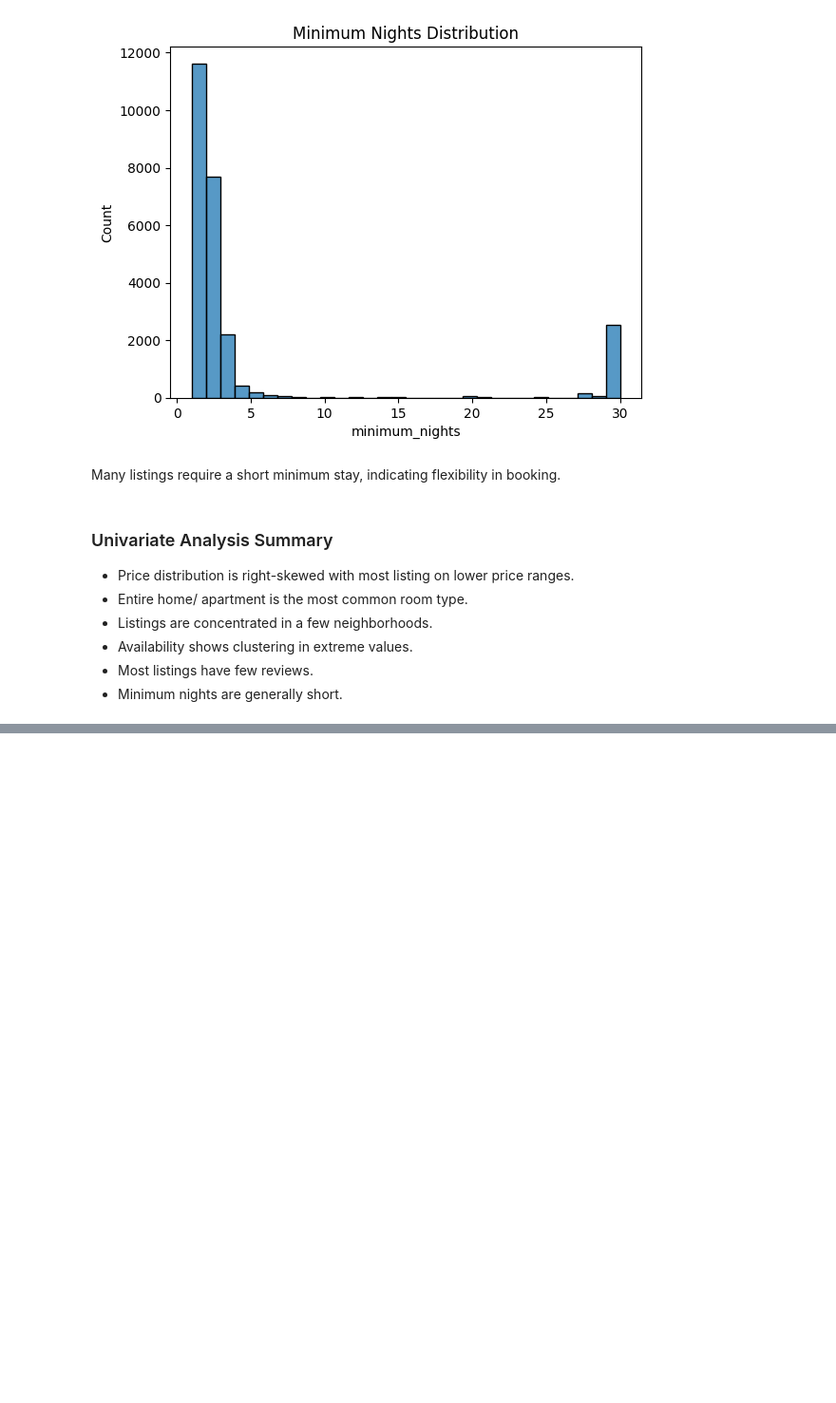
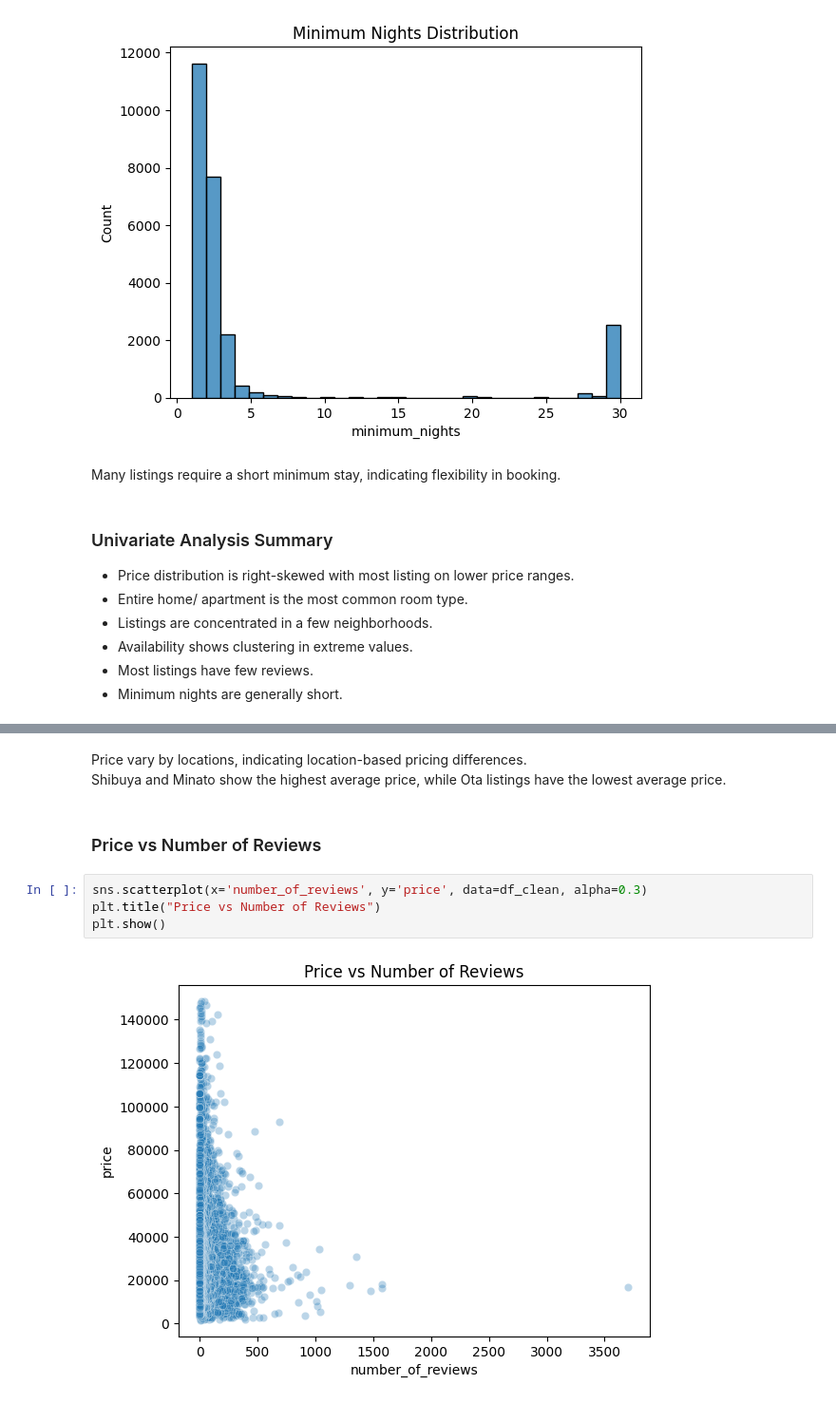
Before and after one commit to jasonandreasw/airbnb-eda, a Jupyter notebook: notebooks/airbnb_eda.ipynb, the cells around one changed output, grey strips where cells are left out. Shown at 95% size. Cells and saved outputs as stored; diff of their text form; blank space fills up the shorter version.

```diff
--- a/notebooks/airbnb_eda.ipynb
+++ b/notebooks/airbnb_eda.ipynb
@@ -422,0 +459,11 @@ Many listings require a short minimum stay, indicating flexibility in booking.
+# %% [markdown]
+Price vary by locations, indicating location-based pricing differences.\
+Shibuya and Minato show the highest average price, while Ota listings have the lowest average price.
+# %% [markdown]
+### Price vs Number of Reviews
+# %%
+sns.scatterplot(x='number_of_reviews', y='price', data=df_clean, alpha=0.3)
+plt.title("Price vs Number of Reviews")
+plt.show()
+# %% [output]
+[figure, added]
```
Also changed, not shown: parts of 19 cells of this notebook.
